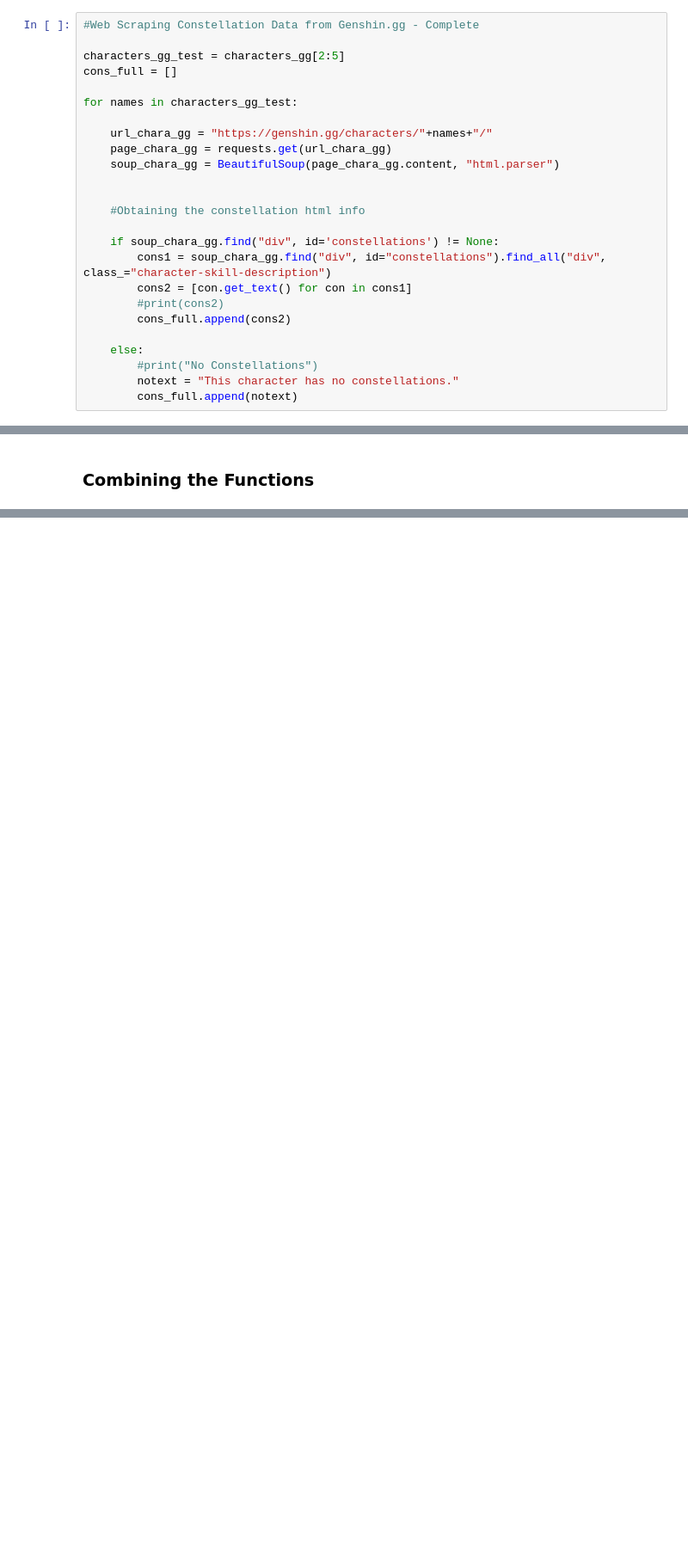
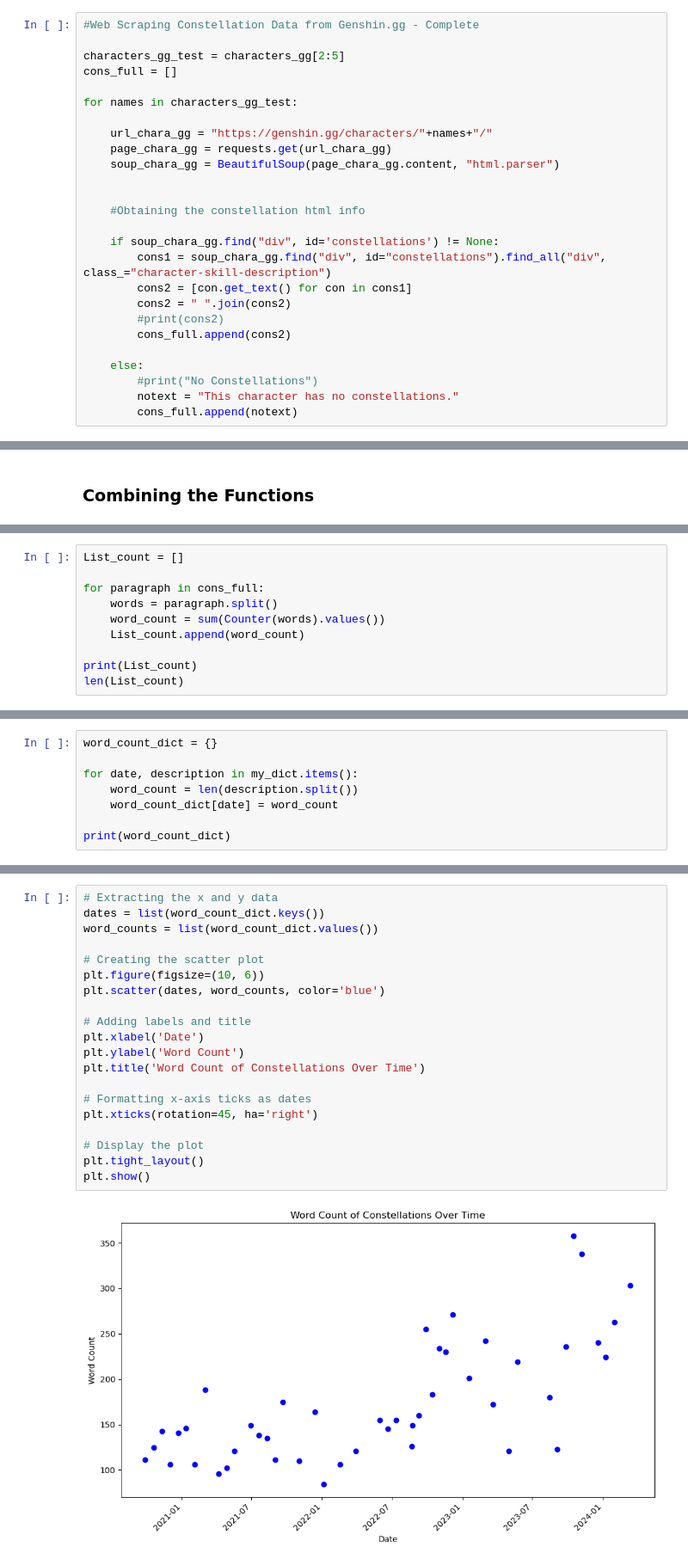
Before and after one commit to igntobias/BEE2041_Project, a Jupyter notebook: BEE_2041_Project_File_Function1_1.ipynb, the cells around one changed output, grey strips where cells are left out. Shown: that part at 86% size. Cells and saved outputs as stored; diff of their text form; blank space fills up the shorter version.

Commit message:
Bs4ex14 Starting to create visuals and compiling data. Debugged web scraping issues.

```diff
--- a/BEE_2041_Project_File_Function1_1.ipynb
+++ b/BEE_2041_Project_File_Function1_1.ipynb
@@ -124,6 +125,7 @@ for names in characters_gg_test:
     if soup_chara_gg.find("div", id='constellations') != None:
         cons1 = soup_chara_gg.find("div", id="constellations").find_all("div", class_="character-skill-description")
         cons2 = [con.get_text() for con in cons1]
+        cons2 = " ".join(cons2)
         #print(cons2)
         cons_full.append(cons2)
 
@@ -291,0 +283,10 @@ my_dict
+# %%
+List_count = []
+
+for paragraph in cons_full:
+    words = paragraph.split()
+    word_count = sum(Counter(words).values())
+    List_count.append(word_count)
+
+print(List_count)
+len(List_count)
@@ -445,0 +469,8 @@ output[2][:4]
+# %%
+word_count_dict = {}
+
+for date, description in my_dict.items():
+    word_count = len(description.split())
+    word_count_dict[date] = word_count
+
+print(word_count_dict)
@@ -445,0 +479,22 @@ output[2][:4]
+# %%
+# Extracting the x and y data
+dates = list(word_count_dict.keys())
+word_counts = list(word_count_dict.values())
+
+# Creating the scatter plot
+plt.figure(figsize=(10, 6))
+plt.scatter(dates, word_counts, color='blue')
+
+# Adding labels and title
+plt.xlabel('Date')
+plt.ylabel('Word Count')
+plt.title('Word Count of Constellations Over Time')
+
+# Formatting x-axis ticks as dates
+plt.xticks(rotation=45, ha='right')
+
+# Display the plot
+plt.tight_layout()
+plt.show()
+# %% [output]
+[figure, added]
```
Also changed, not shown: parts of 45 cells of this notebook, 1 other file.
